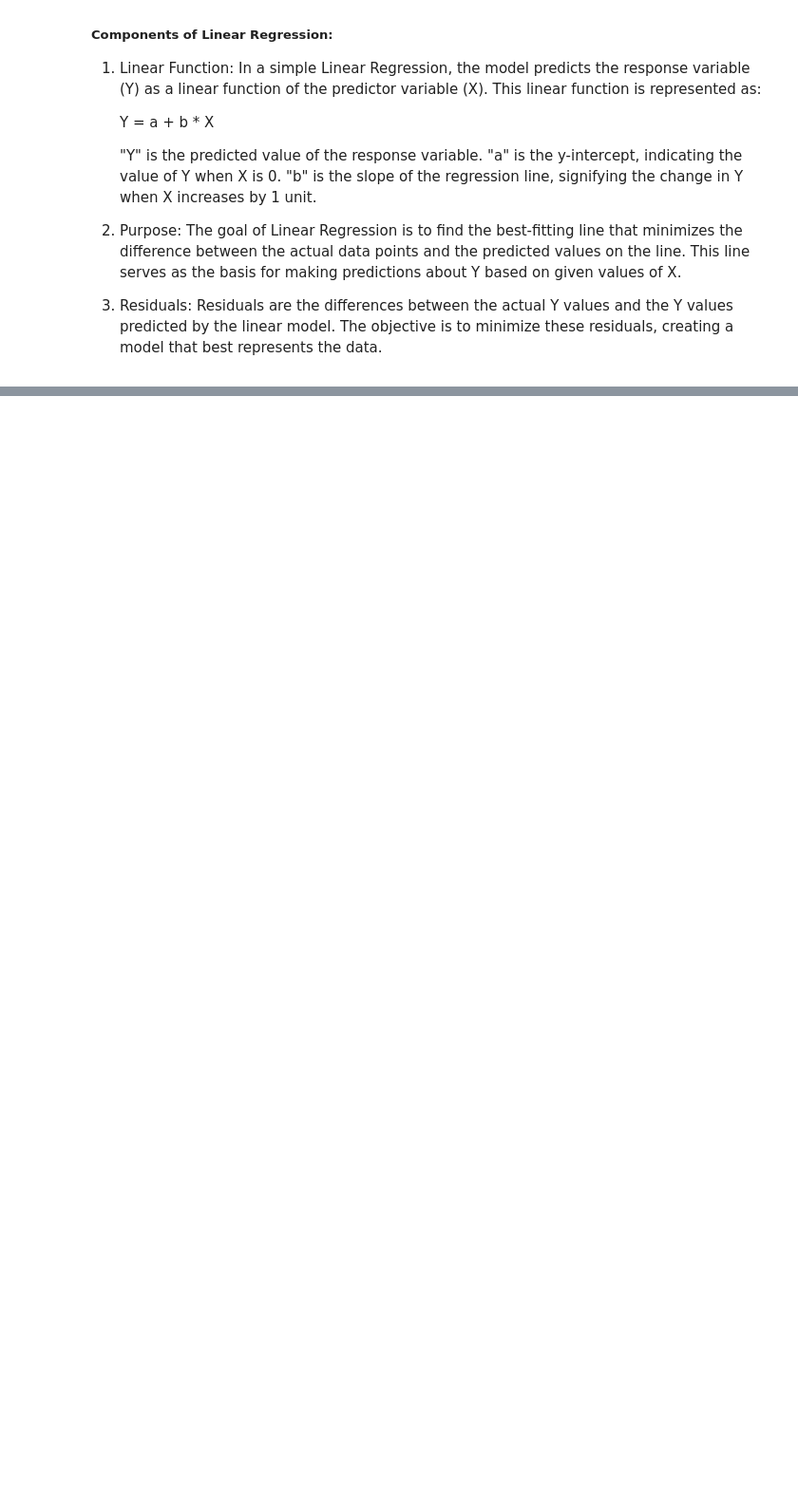
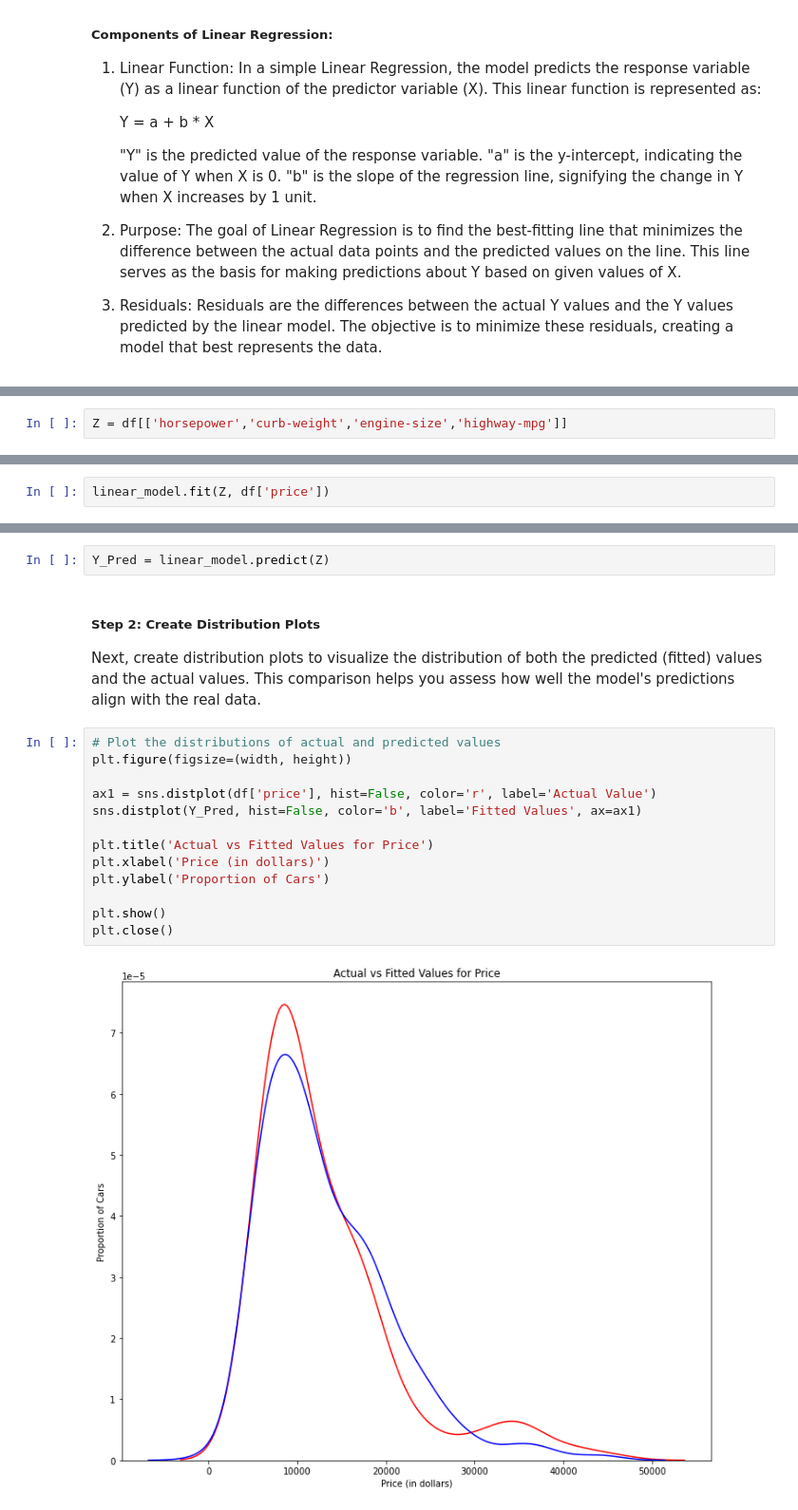
Before and after one commit to Dheerajkulariya/Data-Science-Portfolio-Projects, a Jupyter notebook: Machine-Learning-Projects/ML-Regression-Projects/Automobile-Price-Prediction/Automation Price Prediction.ipynb, the cells around one changed output, grey strips where cells are left out. Shown at 95% size. Drawn from its saved outputs; the diff is of its cells as text; blank space fills up the shorter version.

```diff
--- a/Machine-Learning-Projects/ML-Regression-Projects/Automobile-Price-Prediction/Automation Price Prediction.ipynb
+++ b/Machine-Learning-Projects/ML-Regression-Projects/Automobile-Price-Prediction/Automation Price Prediction.ipynb
@@ -1608,0 +1734,2 @@ Multiple Linear Regression is an extension of Simple Linear Regression, where it
+# %%
+Z = df[['horsepower','curb-weight','engine-size','highway-mpg']]
@@ -1608,0 +1738,2 @@ Multiple Linear Regression is an extension of Simple Linear Regression, where it
+# %%
+linear_model.fit(Z, df['price'])
@@ -1608,0 +1885,20 @@ Multiple Linear Regression is an extension of Simple Linear Regression, where it
+# %%
+Y_Pred = linear_model.predict(Z)
+# %% [markdown]
+##### Step 2: Create Distribution Plots
+Next, create distribution plots to visualize the distribution of both the predicted (fitted) values and the actual values. This comparison helps you assess how well the model's predictions align with the real data.
+# %%
+# Plot the distributions of actual and predicted values
+plt.figure(figsize=(width, height))
+
+ax1 = sns.distplot(df['price'], hist=False, color='r', label='Actual Value')
+sns.distplot(Y_Pred, hist=False, color='b', label='Fitted Values', ax=ax1)
+
+plt.title('Actual vs Fitted Values for Price')
+plt.xlabel('Price (in dollars)')
+plt.ylabel('Proportion of Cars')
+
+plt.show()
+plt.close()
+# %% [output]
+[figure, added]
```
Also changed, not shown: parts of 38 cells of this notebook.
